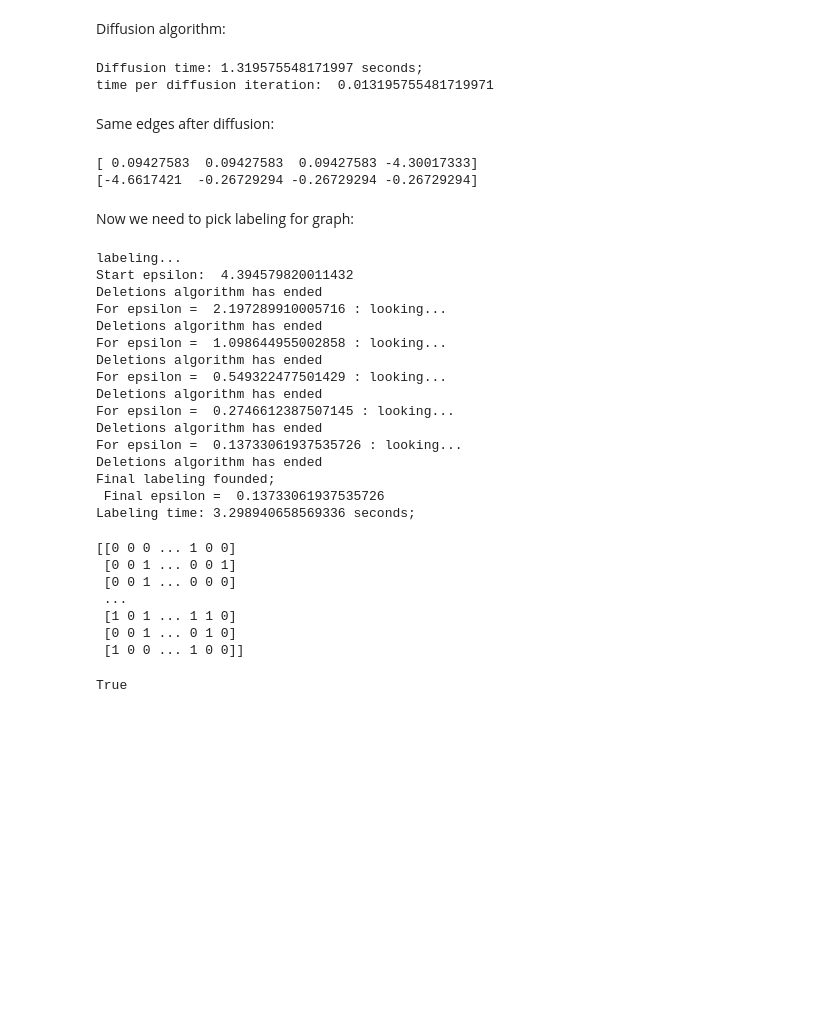
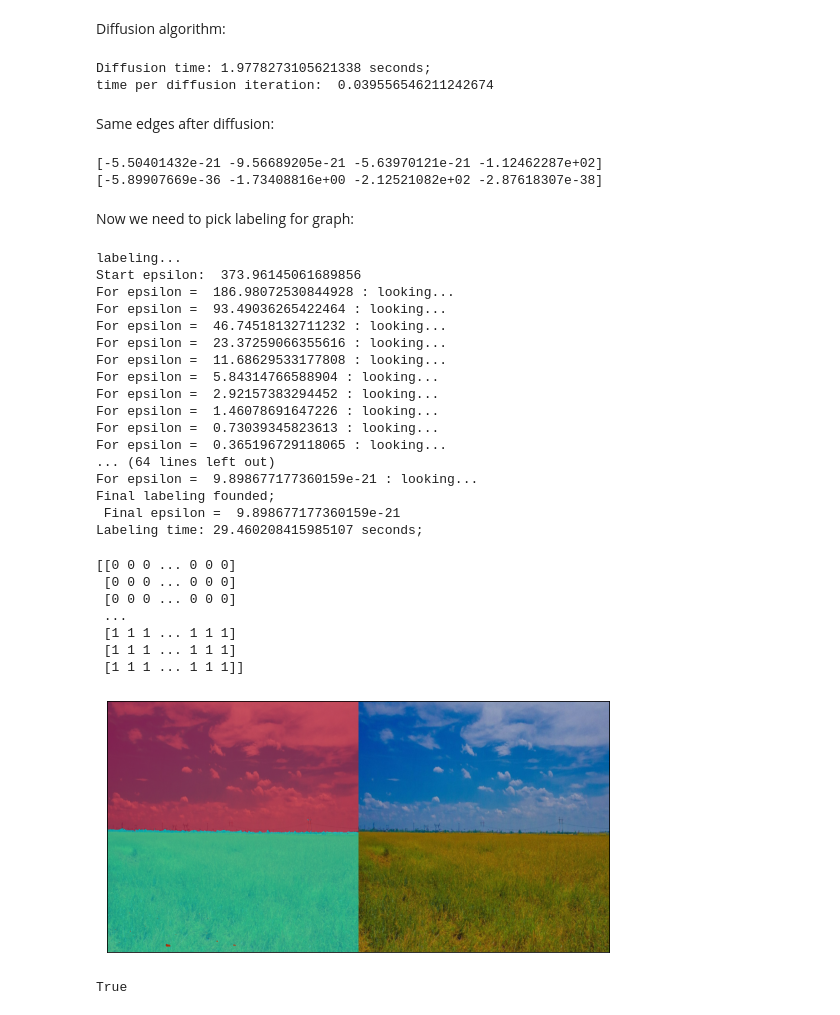
Before and after one commit to kus-machine/c5-pattern-recognition, a Jupyter notebook: lab2_pattern/lab2_j.ipynb, the cells around one changed output. Drawn from its saved outputs; the diff is of its cells as text; code cells hidden in the pictures; blank space fills up the shorter version.

```diff
--- a/lab2_pattern/lab2_j.ipynb
+++ b/lab2_pattern/lab2_j.ipynb
@@ -14,10 +14,11 @@ Read the image as float array, rescale it and set the parameters:
 # %%
 filename = "field4.jpg"
 img1 = imread(filename)
-scale = [256, 256]
-img1_res = resize(img1, scale).astype(np.double)
-n_iterations = 100
-eps = 0.1
+scale = [512, 512]
+img1_res = resize(img1, scale).astype(np.longdouble)
+n_iterations = 50
+eps = 0.2
+epsilon_lower_border=10**(-20)
 # %% [markdown]
 Zero iteration:
 
@@ -55,64 +56,67 @@ alg_time = time.time() - start_time
 print("Diffusion time: %s seconds;" % alg_time)
 print("time per diffusion iteration: ", alg_time / n_iterations)
 # %% [output]
-Diffusion time: 1.319575548171997 seconds;
-time per diffusion iteration:  0.013195755481719971
+Diffusion time: 1.9778273105621338 seconds;
+time per diffusion iteration:  0.039556546211242674
 # %% [markdown]
 Same edges after diffusion:
 # %%
 print(new_graph[5, 2])
 print(new_graph[-2, -5])
-# np.savetxt('0.txt', new_graph[...,0 ],fmt='%.4f', delimiter='_')
-# np.savetxt('1.txt', new_graph[...,1 ],fmt='%.4f',  delimiter='_')
-# np.savetxt('2.txt', new_graph[...,2 ],fmt='%.4f',  delimiter='_')
-# np.savetxt('3.txt', new_graph[...,3 ],fmt='%.4f',  delimiter='_')
+# np.savetxt('0.txt', new_graph[500:540,:30,0],fmt='%.3f', delimiter='\t')
+# np.savetxt('1.txt', new_graph[500:540,:30,1],fmt='%.3f',  delimiter='\t')
+# np.savetxt('2.txt', new_graph[500:540,:30,2],fmt='%.3f',  delimiter='\t')
+# np.savetxt('3.txt', new_graph[500:540,:30,3],fmt='%.3f',  delimiter='\t')
 # %% [output]
-[ 0.09427583  0.09427583  0.09427583 -4.30017333]
-[-4.6617421  -0.26729294 -0.26729294 -0.26729294]
+[-5.50401432e-21 -9.56689205e-21 -5.63970121e-21 -1.12462287e+02]
+[-5.89907669e-36 -1.73408816e+00 -2.12521082e+02 -2.87618307e-38]
 # %% [markdown]
 Now we need to pick labeling for graph:
 # %%
 start_time = time.time()
 
 graph_for_label = copy.deepcopy(new_graph)
-labeling_graph, final_labels = lab2.labeling(graph_for_label)
+labeling_graph, final_labels = lab2.labeling(graph_for_label, epsilon_lower_border=epsilon_lower_border)
 
 alg_time = time.time() - start_time
 print("Labeling time: %s seconds;" % alg_time)
 # print("time per Labeling iteration: ", alg_time / n_iterations)
 # %% [output]
 labeling...
-Start epsilon:  4.394579820011432
-Deletions algorithm has ended
-For epsilon =  2.197289910005716 : looking...
-Deletions algorithm has ended
-For epsilon =  1.098644955002858 : looking...
-Deletions algorithm has ended
-For epsilon =  0.549322477501429 : looking...
-Deletions algorithm has ended
-For epsilon =  0.2746612387507145 : looking...
-Deletions algorithm has ended
-For epsilon =  0.13733061937535726 : looking...
-Deletions algorithm has ended
+Start epsilon:  373.96145061689856
+For epsilon =  186.98072530844928 : looking...
+For epsilon =  93.49036265422464 : looking...
+For epsilon =  46.74518132711232 : looking...
+For epsilon =  23.37259066355616 : looking...
+For epsilon =  11.68629533177808 : looking...
+For epsilon =  5.84314766588904 : looking...
+For epsilon =  2.92157383294452 : looking...
+For epsilon =  1.46078691647226 : looking...
+For epsilon =  0.73039345823613 : looking...
+For epsilon =  0.365196729118065 : looking...
+... (64 lines left out)
+For epsilon =  9.898677177360159e-21 : looking...
 Final labeling founded;
- Final epsilon =  0.13733061937535726
-Labeling time: 3.298940658569336 seconds;
+ Final epsilon =  9.898677177360159e-21
+Labeling time: 29.460208415985107 seconds;
 # %%
 print(final_labels)
 
 result = np.zeros_like(img1_res)
 result[..., 0] = final_labels * 255
 result[..., 1] = final_labels * 255
 result[result[..., 0] == 0] = [0, 0, 255]
 result[result[..., 1] == 0] = [0, 0, 255]
-result2 = hconcat([(img1_res//2 + result //2), img1_res])
-imwrite('result2.png', result2)
+result2 = hconcat([(img1_res/2 + result /2).astype(np.uint8), img1_res.astype(np.uint8)])
+lab2.show_image(result2)
+imwrite('result_' + filename[:-4] + '.png', result2)
 # %% [output]
-[[0 0 0 ... 1 0 0]
- [0 0 1 ... 0 0 1]
- [0 0 1 ... 0 0 0]
+[[0 0 0 ... 0 0 0]
+ [0 0 0 ... 0 0 0]
+ [0 0 0 ... 0 0 0]
  ...
- [1 0 1 ... 1 1 0]
- [0 0 1 ... 0 1 0]
- [1 0 0 ... 1 0 0]]
+ [1 1 1 ... 1 1 1]
+ [1 1 1 ... 1 1 1]
+ [1 1 1 ... 1 1 1]]
+[figure, added]
 True
```
Also changed, not shown: parts of 2 cells of this notebook, 2 other files.
